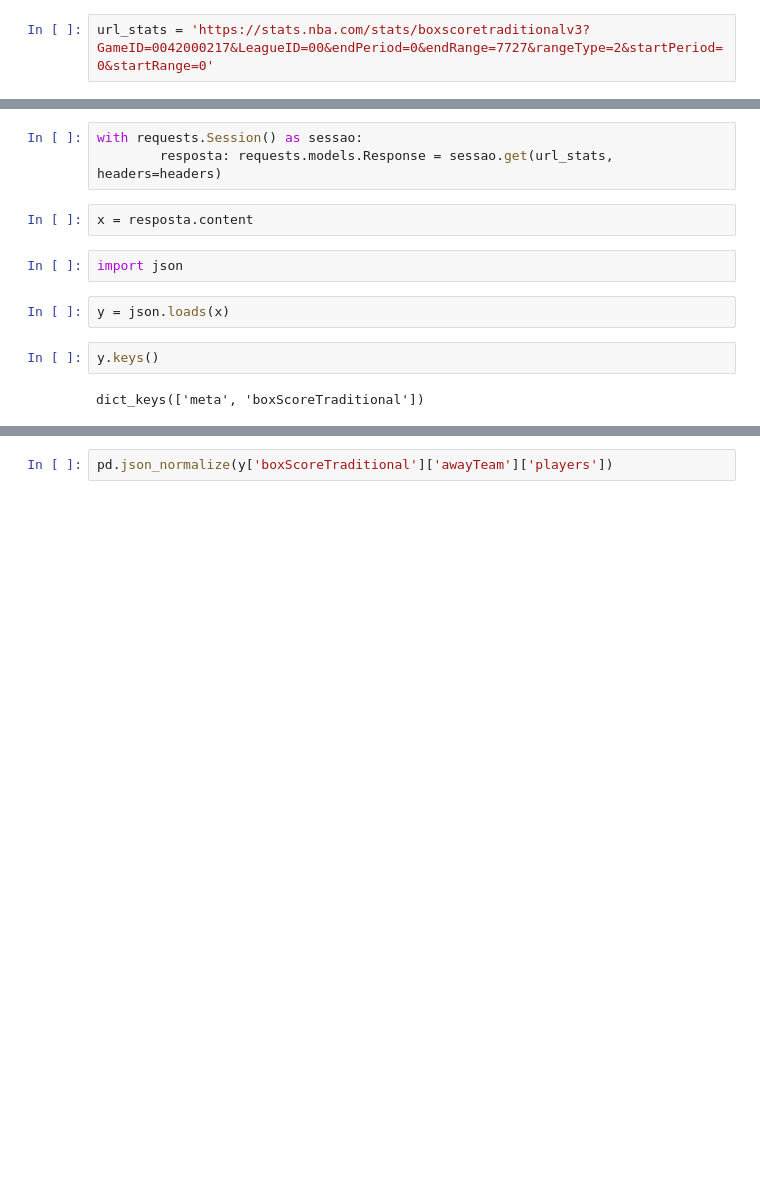
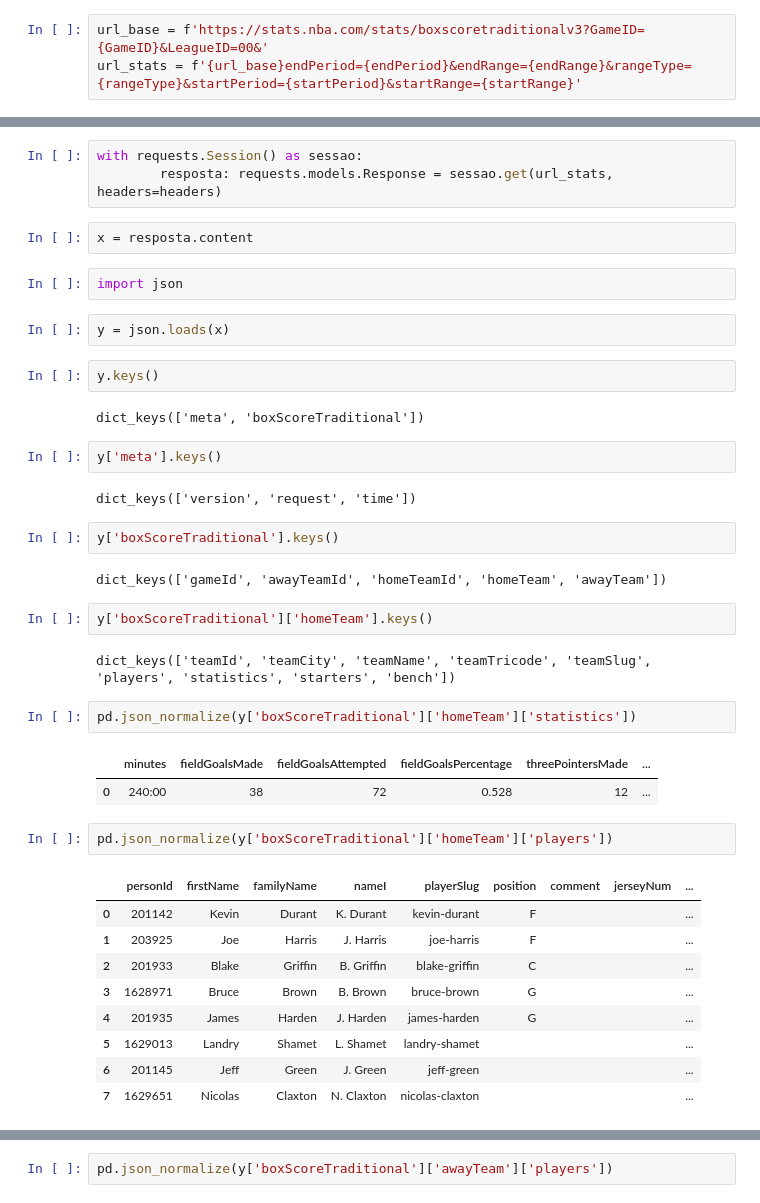
Before and after one commit to NERDBASK/NERDBASK, a Jupyter notebook: notebooks/leitura_jogos.ipynb, the cells around one changed output, grey strips where cells are left out. Saved outputs shown, nothing was run; the diff lists cells and outputs as text; blank space fills up the shorter version.

```diff
--- a/notebooks/leitura_jogos.ipynb
+++ b/notebooks/leitura_jogos.ipynb
@@ -85,5 +15,6 @@ import requests
 # %%
-url_stats = 'https://stats.nba.com/stats/boxscoretraditionalv3?GameID=0042000217&LeagueID=00&endPeriod=0&endRange=7727&rangeType=2&startPeriod=0&startRange=0'
+url_base = f'https://stats.nba.com/stats/boxscoretraditionalv3?GameID={GameID}&LeagueID=00&'
+url_stats = f'{url_base}endPeriod={endPeriod}&endRange={endRange}&rangeType={rangeType}&startPeriod={startPeriod}&startRange={startRange}'
 # %%
 headers: dict = {'Accept': '*/*',
                 'Accept-Encoding': 'gzip, deflate, br',
@@ -111,3 +42,32 @@ y = json.loads(x)
 y.keys()
 # %% [output]
 dict_keys(['meta', 'boxScoreTraditional'])
+# %%
+y['meta'].keys()
+# %% [output]
+dict_keys(['version', 'request', 'time'])
+# %%
+y['boxScoreTraditional'].keys()
+# %% [output]
+dict_keys(['gameId', 'awayTeamId', 'homeTeamId', 'homeTeam', 'awayTeam'])
+# %%
+y['boxScoreTraditional']['homeTeam'].keys()
+# %% [output]
+dict_keys(['teamId', 'teamCity', 'teamName', 'teamTricode', 'teamSlug', 'players', 'statistics', 'starters', 'bench'])
+# %%
+pd.json_normalize(y['boxScoreTraditional']['homeTeam']['statistics'])
+# %% [output]
+|  | minutes | fieldGoalsMade | fieldGoalsAttempted | fieldGoalsPercentage | threePointersMade | ... |
+| 0 | 240:00 | 38 | 72 | 0.528 | 12 | ... |
+# %%
+pd.json_normalize(y['boxScoreTraditional']['homeTeam']['players'])
+# %% [output]
+|  | personId | firstName | familyName | nameI | playerSlug | position | comment | jerseyNum | ... |
+| 0 | 201142 | Kevin | Durant | K. Durant | kevin-durant | F |  |  | ... |
+| 1 | 203925 | Joe | Harris | J. Harris | joe-harris | F |  |  | ... |
+| 2 | 201933 | Blake | Griffin | B. Griffin | blake-griffin | C |  |  | ... |
+| 3 | 1628971 | Bruce | Brown | B. Brown | bruce-brown | G |  |  | ... |
+| 4 | 201935 | James | Harden | J. Harden | james-harden | G |  |  | ... |
+| 5 | 1629013 | Landry | Shamet | L. Shamet | landry-shamet |  |  |  | ... |
+| 6 | 201145 | Jeff | Green | J. Green | jeff-green |  |  |  | ... |
+| 7 | 1629651 | Nicolas | Claxton | N. Claxton | nicolas-claxton |  |  |  | ... |
```
Also changed, not shown: parts of 16 cells of this notebook.
